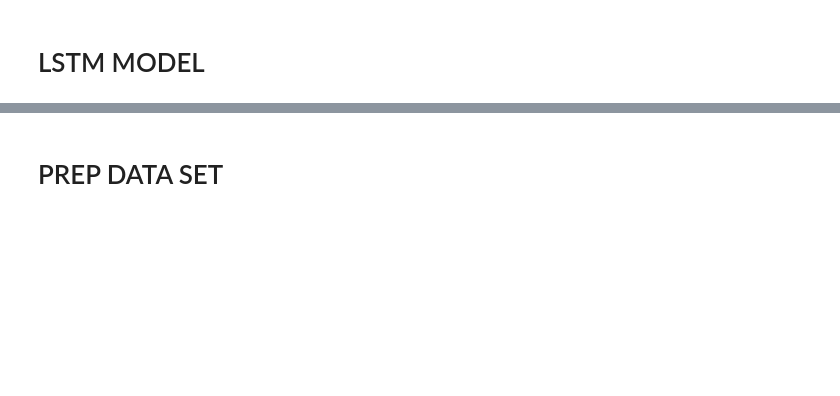
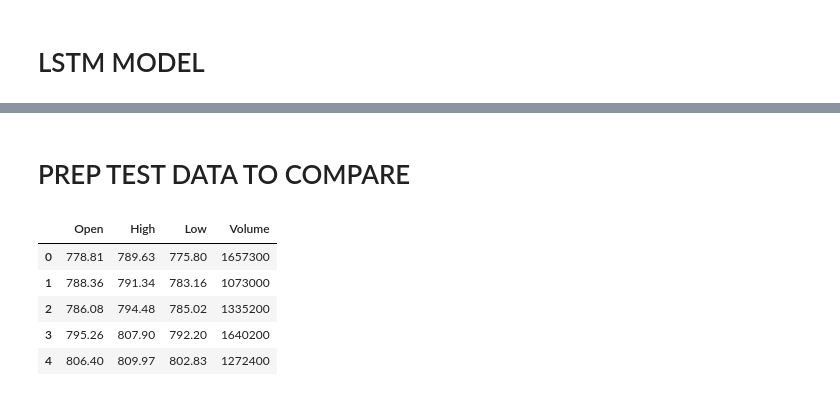
Before and after one commit to ruppatel115/GoogleStockPrice, a Jupyter notebook: MLFinal/ML_Final.ipynb, the cells around one changed output, grey strips where cells are left out. Saved outputs shown, nothing was run; the diff lists cells and outputs as text; code cells hidden in the pictures; blank space fills up the shorter version.

```diff
--- a/MLFinal/ML_Final.ipynb
+++ b/MLFinal/ML_Final.ipynb
@@ -152,3 +141,14 @@ Epoch 100/100
 <tensorflow.python.keras.callbacks.History at 0x...>
 # %% [markdown]
-# PREP DATA SET
+# PREP TEST DATA TO COMPARE
+# %%
+test_data.tail()
+df = test_data.append(test_data, ignore_index=True)
+df.head()
+# %% [output]
+|  | Open | High | Low | Volume |
+| 0 | 778.81 | 789.63 | 775.80 | 1657300 |
+| 1 | 788.36 | 791.34 | 783.16 | 1073000 |
+| 2 | 786.08 | 794.48 | 785.02 | 1335200 |
+| 3 | 795.26 | 807.90 | 792.20 | 1640200 |
+| 4 | 806.40 | 809.97 | 802.83 | 1272400 |
```
Also changed, not shown: parts of 16 cells of this notebook.
